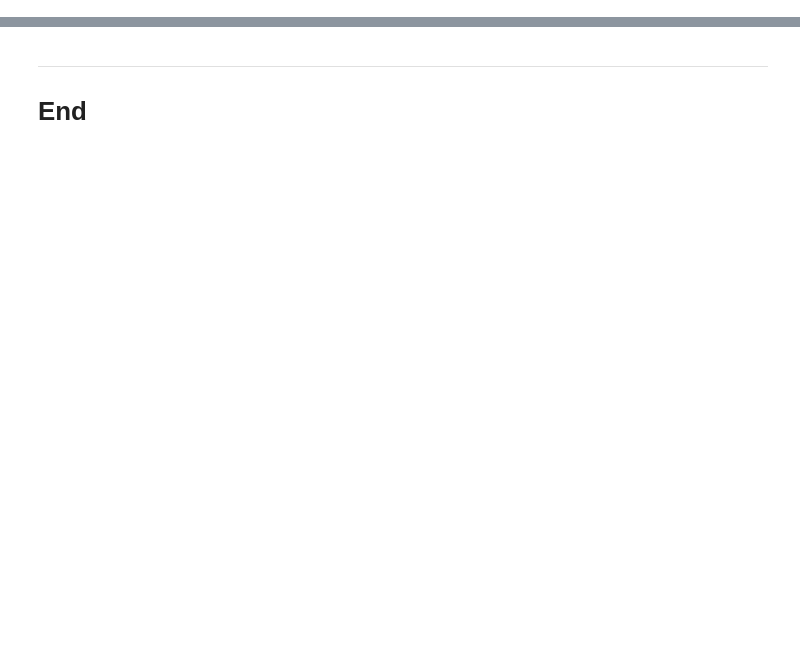
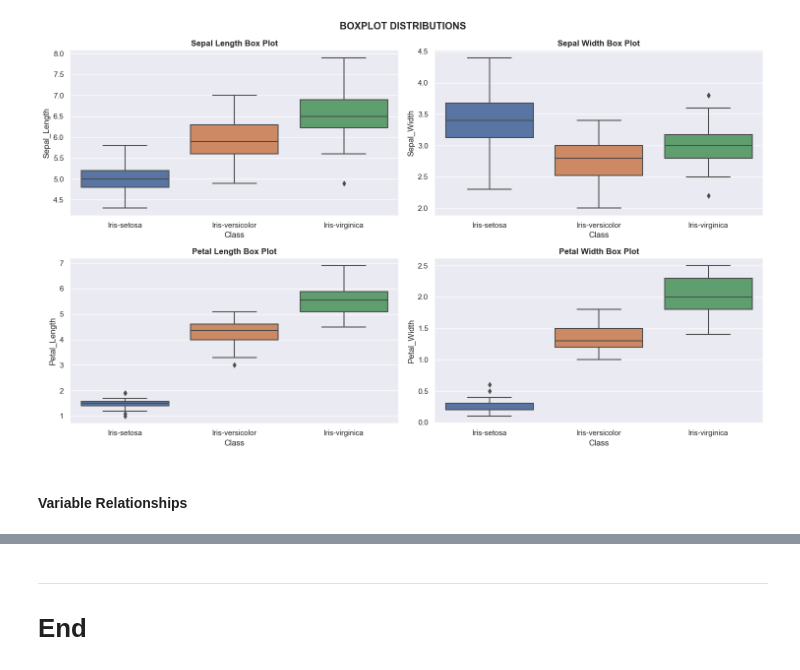
Before and after one commit to damienfarrell/fund-data, a Jupyter notebook: project.ipynb, the cells around one changed output, grey strips where cells are left out. Saved outputs shown, nothing was run; the diff lists cells and outputs as text; code cells hidden in the pictures; blank space fills up the shorter version.

```diff
--- a/project.ipynb
+++ b/project.ipynb
@@ -47,0 +180,21 @@ df = pd.read_csv(url_name, header=None, names=column_headers)
+# %%
+figure, axes = plt.subplots(2, 2, figsize=(15, 9))
+figure.suptitle("BOXPLOT DISTRIBUTIONS", fontweight="bold")
+
+sns.boxplot(data=df, x="Class", y="Sepal_Length", ax=axes[0, 0])
+axes[0, 0].set_title("Sepal Length Box Plot", fontweight="bold")
+
+sns.boxplot(data=df, x="Class", y="Sepal_Width", ax=axes[0, 1])
+axes[0, 1].set_title("Sepal Width Box Plot", fontweight="bold")
+
+sns.boxplot(data=df, x="Class", y="Petal_Length", ax=axes[1, 0])
+axes[1, 0].set_title("Petal Length Box Plot", fontweight="bold")
+
+sns.boxplot(data=df, x="Class", y="Petal_Width", ax=axes[1, 1])
+axes[1, 1].set_title("Petal Width Box Plot", fontweight="bold")
+
+plt.tight_layout()
+# %% [output]
+[figure, added]
+# %% [markdown]
+#### **Variable Relationships**
```
Also changed, not shown: parts of 27 cells of this notebook, 1 other file.
